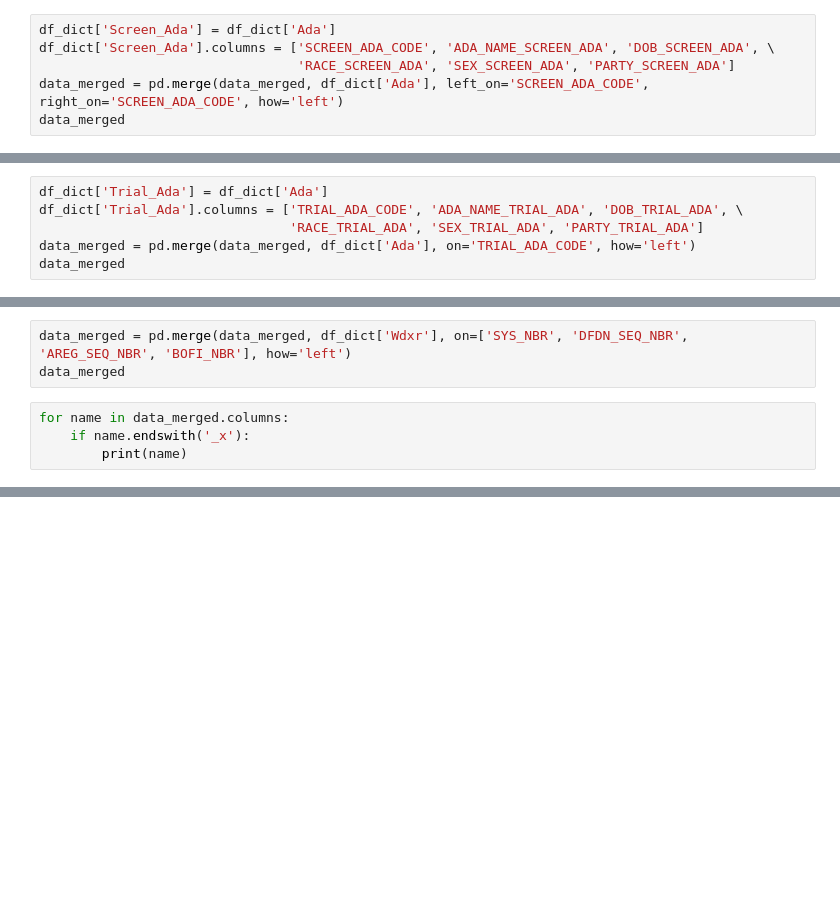
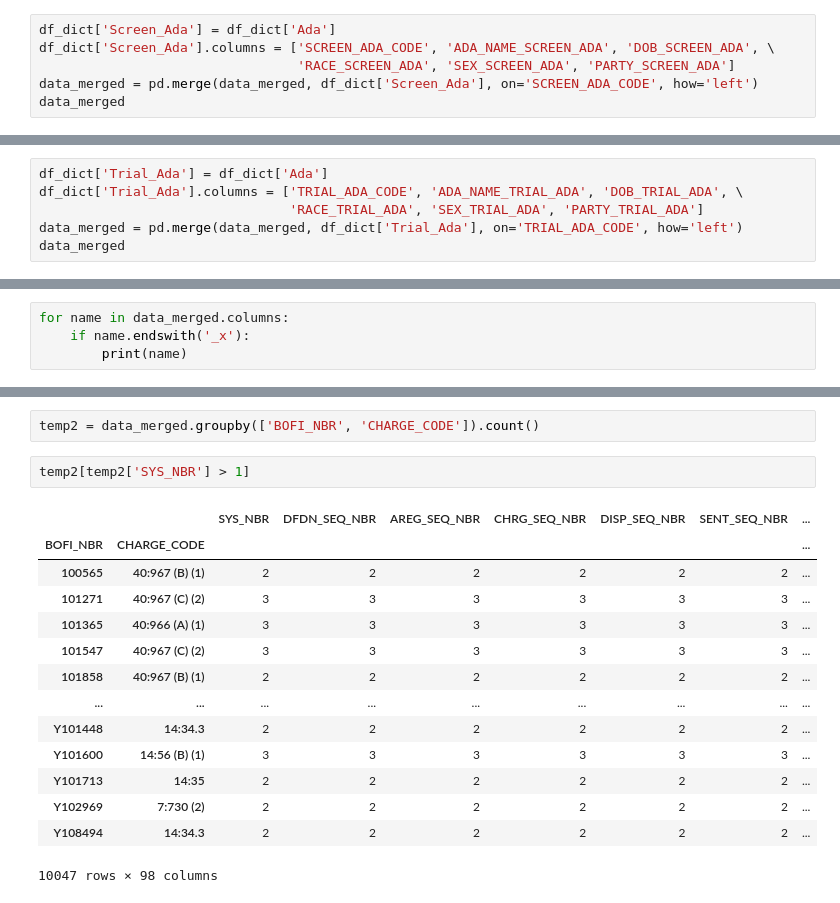
Before and after one commit to CoraJung/bandit-under-fairness-constraints, a Jupyter notebook: fairness_data_processing_complete.ipynb, the cells around one changed output, grey strips where cells are left out. Cells and saved outputs as stored; diff of their text form; blank space fills up the shorter version.

```diff
--- a/fairness_data_processing_complete.ipynb
+++ b/fairness_data_processing_complete.ipynb
@@ -118,5 +276,5 @@ data_merged
 df_dict['Screen_Ada'] = df_dict['Ada']
 df_dict['Screen_Ada'].columns = ['SCREEN_ADA_CODE', 'ADA_NAME_SCREEN_ADA', 'DOB_SCREEN_ADA', \
                                  'RACE_SCREEN_ADA', 'SEX_SCREEN_ADA', 'PARTY_SCREEN_ADA']
-data_merged = pd.merge(data_merged, df_dict['Ada'], left_on='SCREEN_ADA_CODE', right_on='SCREEN_ADA_CODE', how='left')
+data_merged = pd.merge(data_merged, df_dict['Screen_Ada'], on='SCREEN_ADA_CODE', how='left')
 data_merged
@@ -124,5 +296,5 @@ data_merged
 df_dict['Trial_Ada'] = df_dict['Ada']
 df_dict['Trial_Ada'].columns = ['TRIAL_ADA_CODE', 'ADA_NAME_TRIAL_ADA', 'DOB_TRIAL_ADA', \
                                 'RACE_TRIAL_ADA', 'SEX_TRIAL_ADA', 'PARTY_TRIAL_ADA']
-data_merged = pd.merge(data_merged, df_dict['Ada'], on='TRIAL_ADA_CODE', how='left')
+data_merged = pd.merge(data_merged, df_dict['Trial_Ada'], on='TRIAL_ADA_CODE', how='left')
 data_merged
@@ -137,6 +351,3 @@ data_merged
-# %%
-data_merged = pd.merge(data_merged, df_dict['Wdxr'], on=['SYS_NBR', 'DFDN_SEQ_NBR', 'AREG_SEQ_NBR', 'BOFI_NBR'], how='left')
-data_merged
 # %%
 for name in data_merged.columns:
     if name.endswith('_x'):
@@ -146,0 +376,19 @@ for name in data_merged.columns:
+# %%
+temp2 = data_merged.groupby(['BOFI_NBR', 'CHARGE_CODE']).count()
+# %%
+temp2[temp2['SYS_NBR'] > 1]
+# %% [output]
+|  |  | SYS_NBR | DFDN_SEQ_NBR | AREG_SEQ_NBR | CHRG_SEQ_NBR | DISP_SEQ_NBR | SENT_SEQ_NBR | ... |
+| BOFI_NBR | CHARGE_CODE |  |  |  |  |  |  | ... |
+| 100565 | 40:967 (B) (1) | 2 | 2 | 2 | 2 | 2 | 2 | ... |
+| 101271 | 40:967 (C) (2) | 3 | 3 | 3 | 3 | 3 | 3 | ... |
+| 101365 | 40:966 (A) (1) | 3 | 3 | 3 | 3 | 3 | 3 | ... |
+| 101547 | 40:967 (C) (2) | 3 | 3 | 3 | 3 | 3 | 3 | ... |
+| 101858 | 40:967 (B) (1) | 2 | 2 | 2 | 2 | 2 | 2 | ... |
+| ... | ... | ... | ... | ... | ... | ... | ... | ... |
+| Y101448 | 14:34.3 | 2 | 2 | 2 | 2 | 2 | 2 | ... |
+| Y101600 | 14:56 (B) (1) | 3 | 3 | 3 | 3 | 3 | 3 | ... |
+| Y101713 | 14:35 | 2 | 2 | 2 | 2 | 2 | 2 | ... |
+| Y102969 | 7:730 (2) | 2 | 2 | 2 | 2 | 2 | 2 | ... |
+| Y108494 | 14:34.3 | 2 | 2 | 2 | 2 | 2 | 2 | ... |
+10047 rows × 98 columns
```
Also changed, not shown: parts of 28 cells of this notebook.
